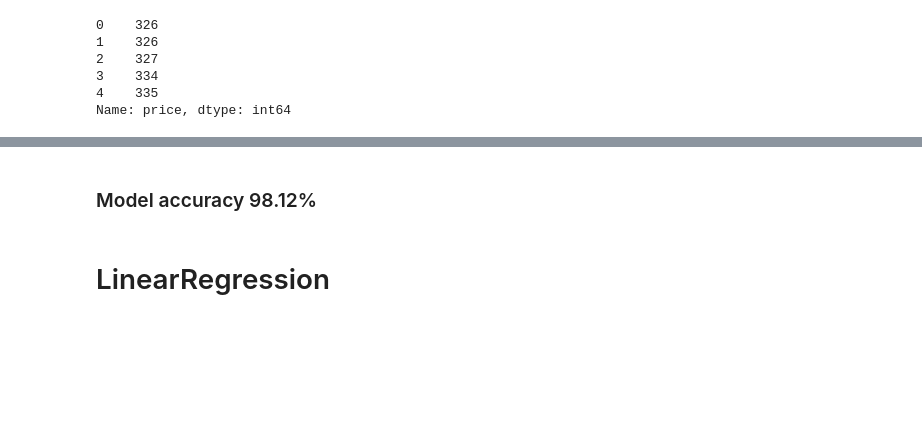
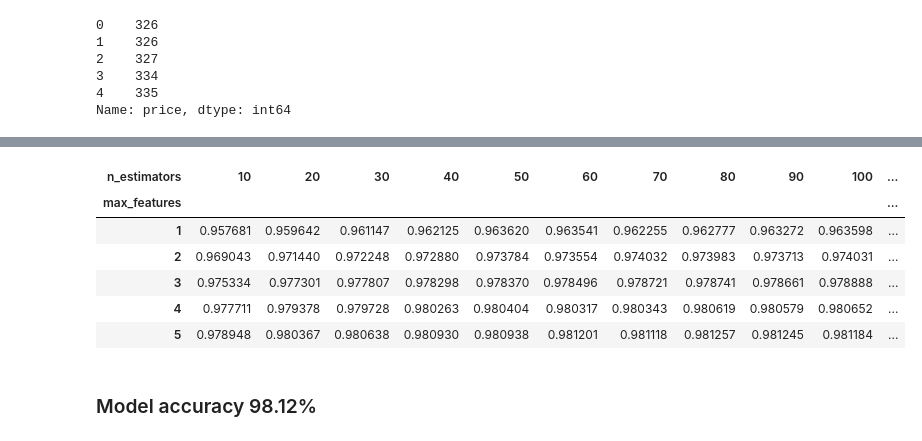
Before and after one commit to Ammar743/ML-Diamond, a Jupyter notebook: Diamond Price Prediction.ipynb, the cells around one changed output, grey strips where cells are left out. Saved outputs shown, nothing was run; the diff lists cells and outputs as text; code cells hidden in the pictures; blank space fills up the shorter version.

```diff
--- a/Diamond Price Prediction.ipynb
+++ b/Diamond Price Prediction.ipynb
@@ -347,0 +348,11 @@ RMSE: 392.3186608981691
+# %%
+max_features_range = np.arange(1,6,1)
+n_estimators_range = np.arange(10,210,10)
+params_dict = dict(max_features=max_features_range, n_estimators=n_estimators_range)
+# %%
+classifier_RandomForest=GridSearchCV(estimator=RandomForestRegressor(),param_grid=params_dict,scoring='r2')
+classifier_RandomForest.fit(featurs_train,target_train)
+print('Score : %.4f' % classifier_RandomForest.score(featurs_test, target_test))
+pred_RandomForest = classifier_RandomForest.predict(featurs_test)
+r2 = r2_score(target_test, pred_RandomForest)
+print('R2     : %0.2f ' % r2)
@@ -347,0 +367,3 @@ RMSE: 392.3186608981691
+# %%
+grid_results_RandomForest = pd.concat([pd.DataFrame(classifier_RandomForest.cv_results_["params"]),pd.DataFrame(classifier_RandomForest.cv_results_["mean_test_score"], columns=["Accuracy"])],axis=1)
+grid_results_RandomForest.head()
@@ -347,0 +377,3 @@ RMSE: 392.3186608981691
+# %%
+grid_contour_RandomForest = grid_results_RandomForest.groupby(['max_features','n_estimators']).mean()
+grid_contour_RandomForest
@@ -347,0 +395,13 @@ RMSE: 392.3186608981691
+# %%
+grid_reset_RandomForest = grid_contour_RandomForest.reset_index()
+grid_reset_RandomForest.columns = ['max_features', 'n_estimators', 'Accuracy']
+grid_pivot_RandomForest = grid_reset_RandomForest.pivot(index='max_features', columns='n_estimators', values='Accuracy')
+grid_pivot_RandomForest
+# %% [output]
+| n_estimators | 10 | 20 | 30 | 40 | 50 | 60 | 70 | 80 | 90 | 100 | ... |
+| max_features |  |  |  |  |  |  |  |  |  |  | ... |
+| 1 | 0.957681 | 0.959642 | 0.961147 | 0.962125 | 0.963620 | 0.963541 | 0.962255 | 0.962777 | 0.963272 | 0.963598 | ... |
+| 2 | 0.969043 | 0.971440 | 0.972248 | 0.972880 | 0.973784 | 0.973554 | 0.974032 | 0.973983 | 0.973713 | 0.974031 | ... |
+| 3 | 0.975334 | 0.977301 | 0.977807 | 0.978298 | 0.978370 | 0.978496 | 0.978721 | 0.978741 | 0.978661 | 0.978888 | ... |
+| 4 | 0.977711 | 0.979378 | 0.979728 | 0.980263 | 0.980404 | 0.980317 | 0.980343 | 0.980619 | 0.980579 | 0.980652 | ... |
+| 5 | 0.978948 | 0.980367 | 0.980638 | 0.980930 | 0.980938 | 0.981201 | 0.981118 | 0.981257 | 0.981245 | 0.981184 | ... |
@@ -348,4 +433,2 @@ RMSE: 392.3186608981691
 # %% [markdown]
 ### Model accuracy 98.12%
-# %% [markdown]
-# LinearRegression
```
Also changed, not shown: parts of 39 cells of this notebook, 1 other file.
